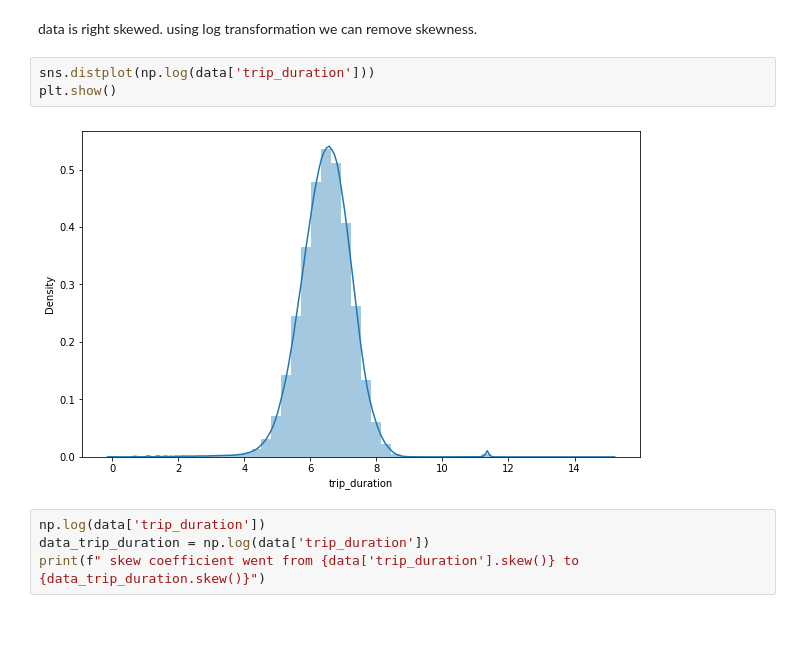
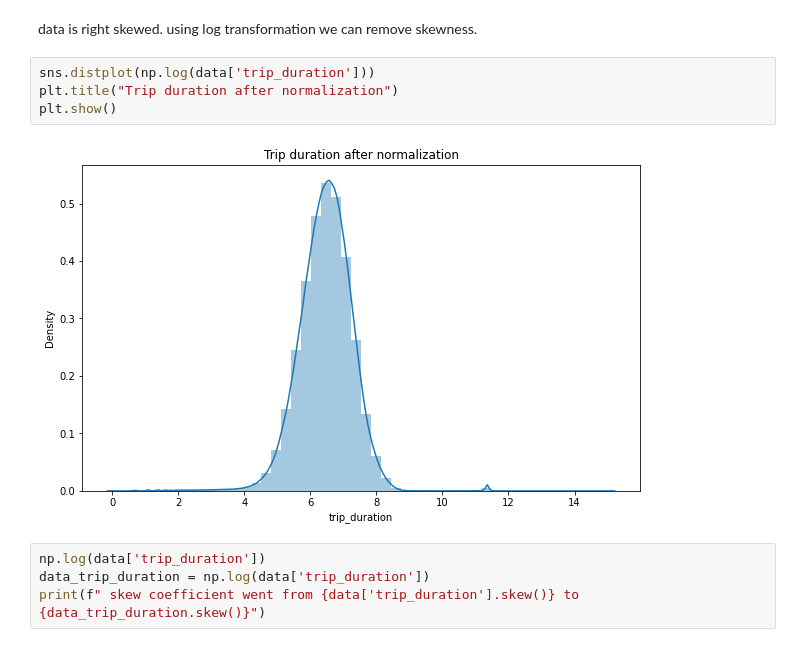
Before and after one commit to Kunaltembhare003/NYC-taxi-trip-time-Prediction, a Jupyter notebook: NYC_Taxi_Trip_Time_Prediction_Capstone_Project.ipynb, the cells around one changed output. Drawn from its saved outputs; the diff is of its cells as text.

```diff
--- a/NYC_Taxi_Trip_Time_Prediction_Capstone_Project.ipynb
+++ b/NYC_Taxi_Trip_Time_Prediction_Capstone_Project.ipynb
@@ -289,9 +290,10 @@ print(f" skew coefficient is {data['trip_duration'].skew()}")
 data is right skewed. using log transformation we can remove skewness.
 # %%
 sns.distplot(np.log(data['trip_duration']))
+plt.title("Trip duration after normalization")
 plt.show()
 # %% [output]
-[figure, old version]
+[figure, new version]
 # %%
 np.log(data['trip_duration'])
 data_trip_duration = np.log(data['trip_duration'])
```
Also changed, not shown: parts of 51 cells of this notebook.
